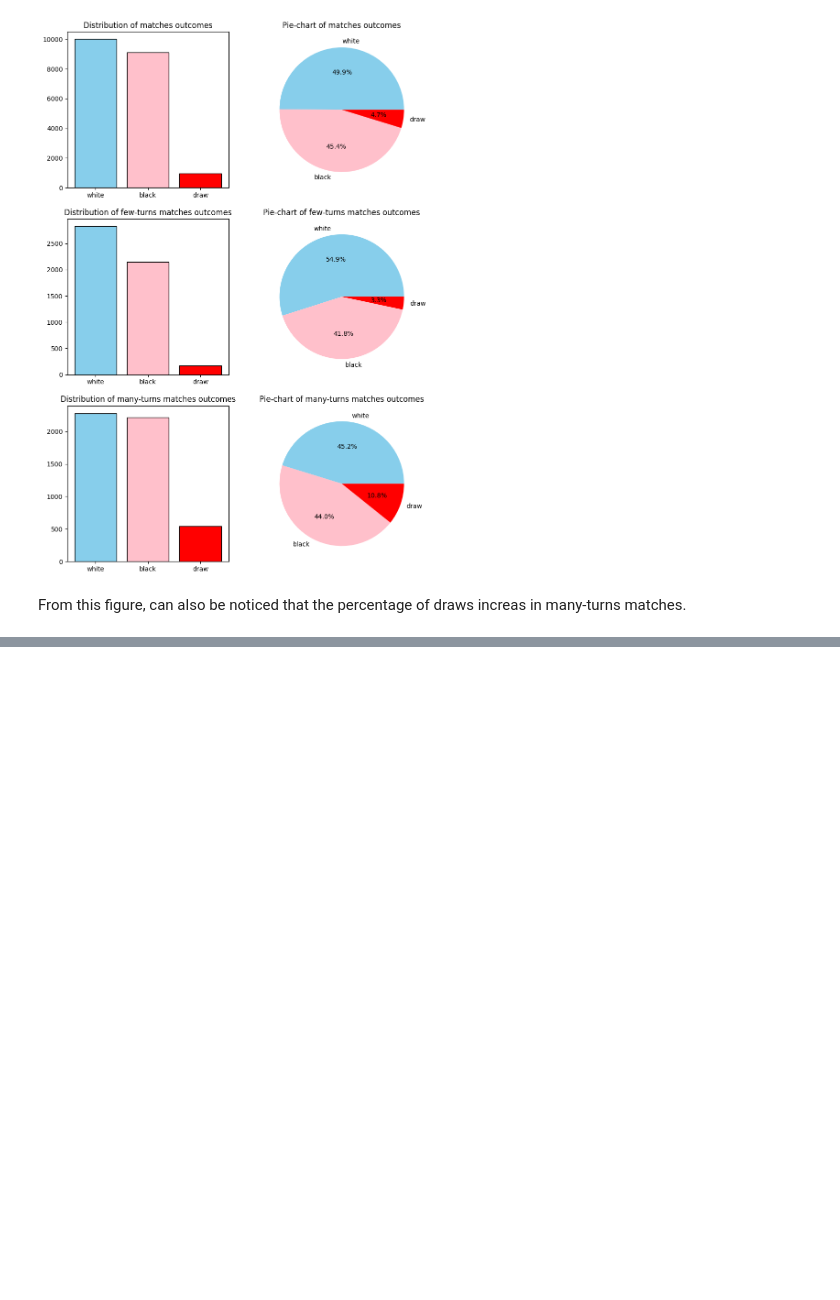
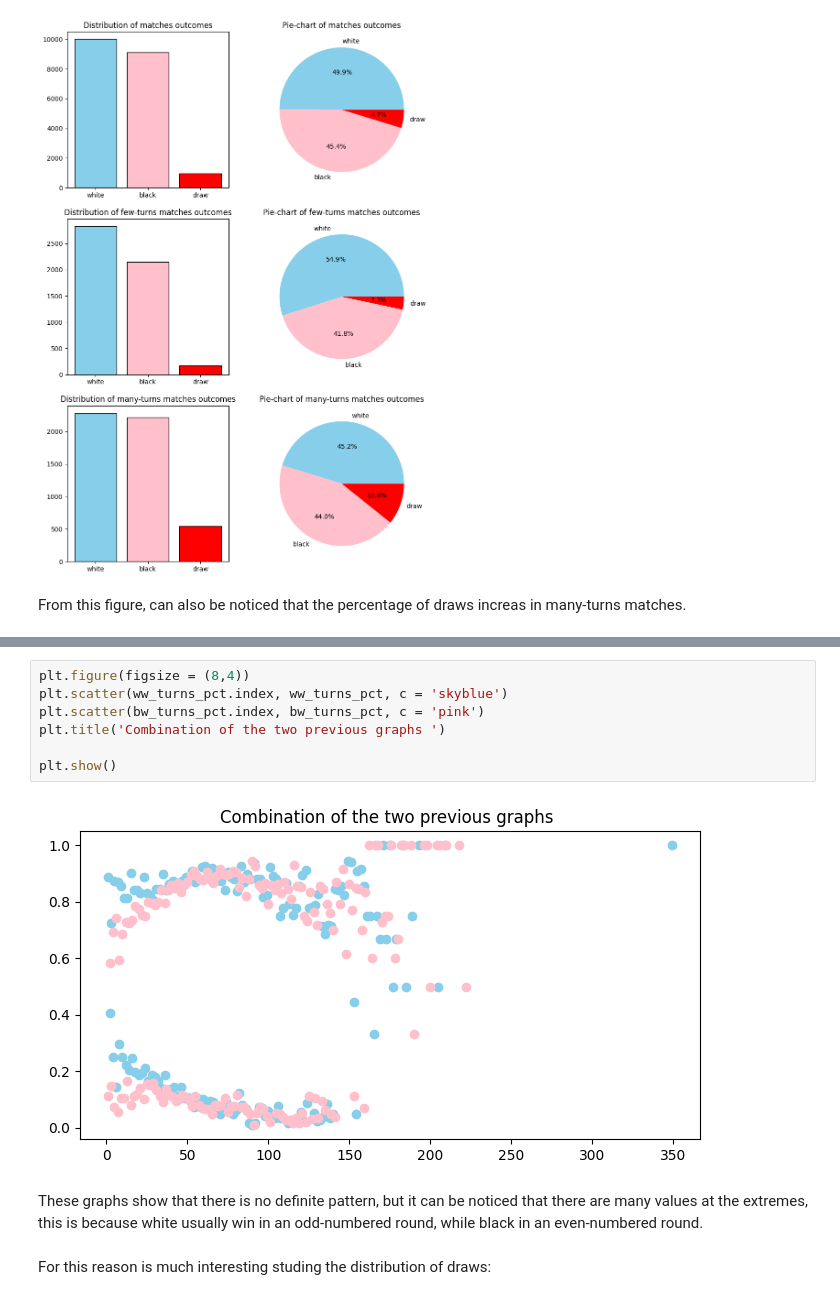
Before and after one commit to andreamurari/chess_project_off, a Jupyter notebook: chess_project_off.ipynb, the cells around one changed output, grey strips where cells are left out. Drawn from its saved outputs; the diff is of its cells as text; blank space fills up the shorter version.

```diff
--- a/chess_project_off.ipynb
+++ b/chess_project_off.ipynb
@@ -271,0 +311,13 @@ From this figure, can also be noticed that the percentage of draws increas in ma
+# %%
+plt.figure(figsize = (8,4))
+plt.scatter(ww_turns_pct.index, ww_turns_pct, c = 'skyblue')
+plt.scatter(bw_turns_pct.index, bw_turns_pct, c = 'pink')
+plt.title('Combination of the two previous graphs ')
+
+plt.show()
+# %% [output]
+[figure, added]
+# %% [markdown]
+These graphs show that there is no definite pattern, but it can be noticed that there are many values at the extremes, this is because white usually win in an odd-numbered round, while black in an even-numbered round.
+# %% [markdown]
+For this reason is much interesting studing the distribution of draws:
```
Also changed, not shown: parts of 17 cells of this notebook.
